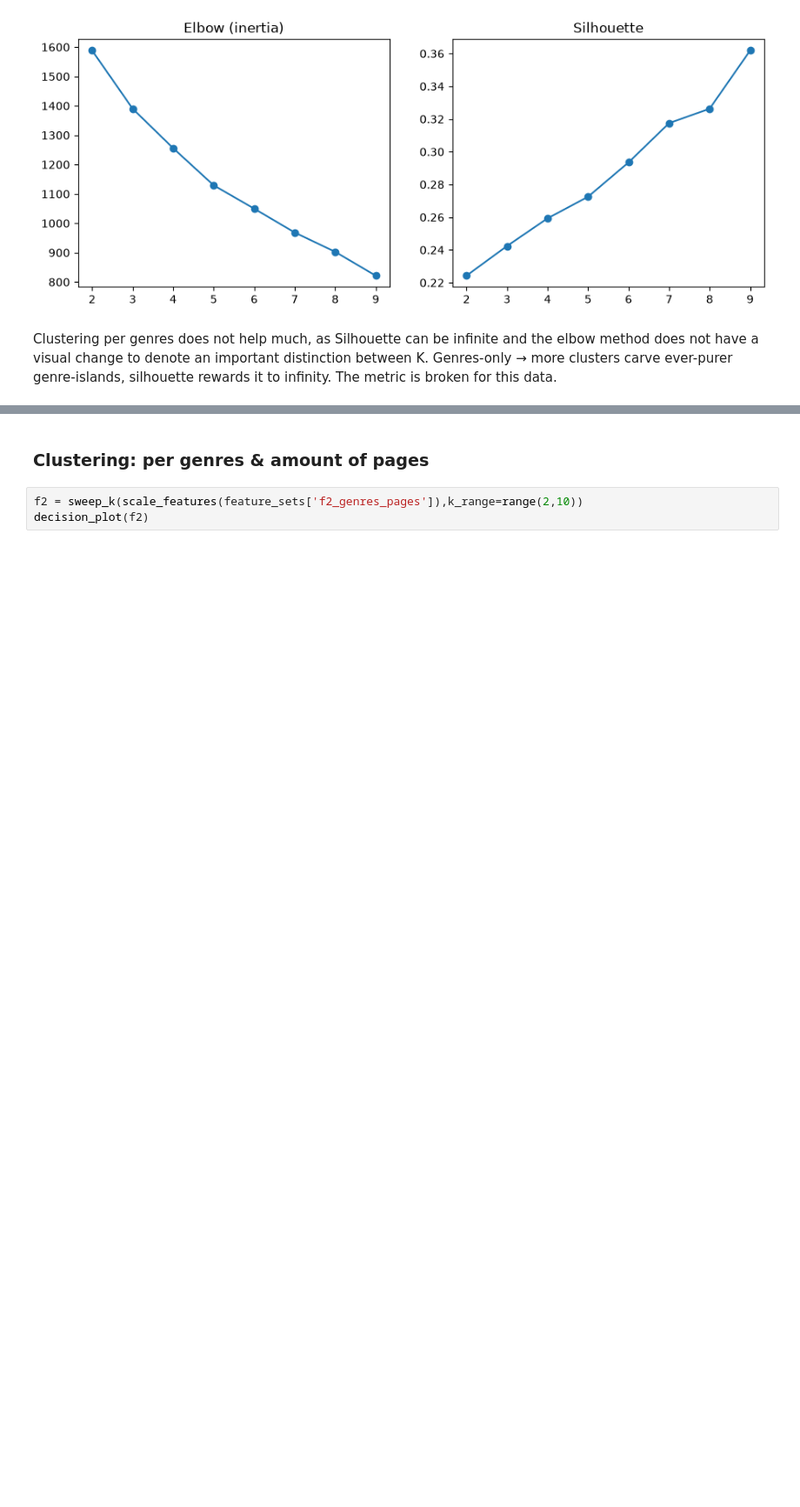
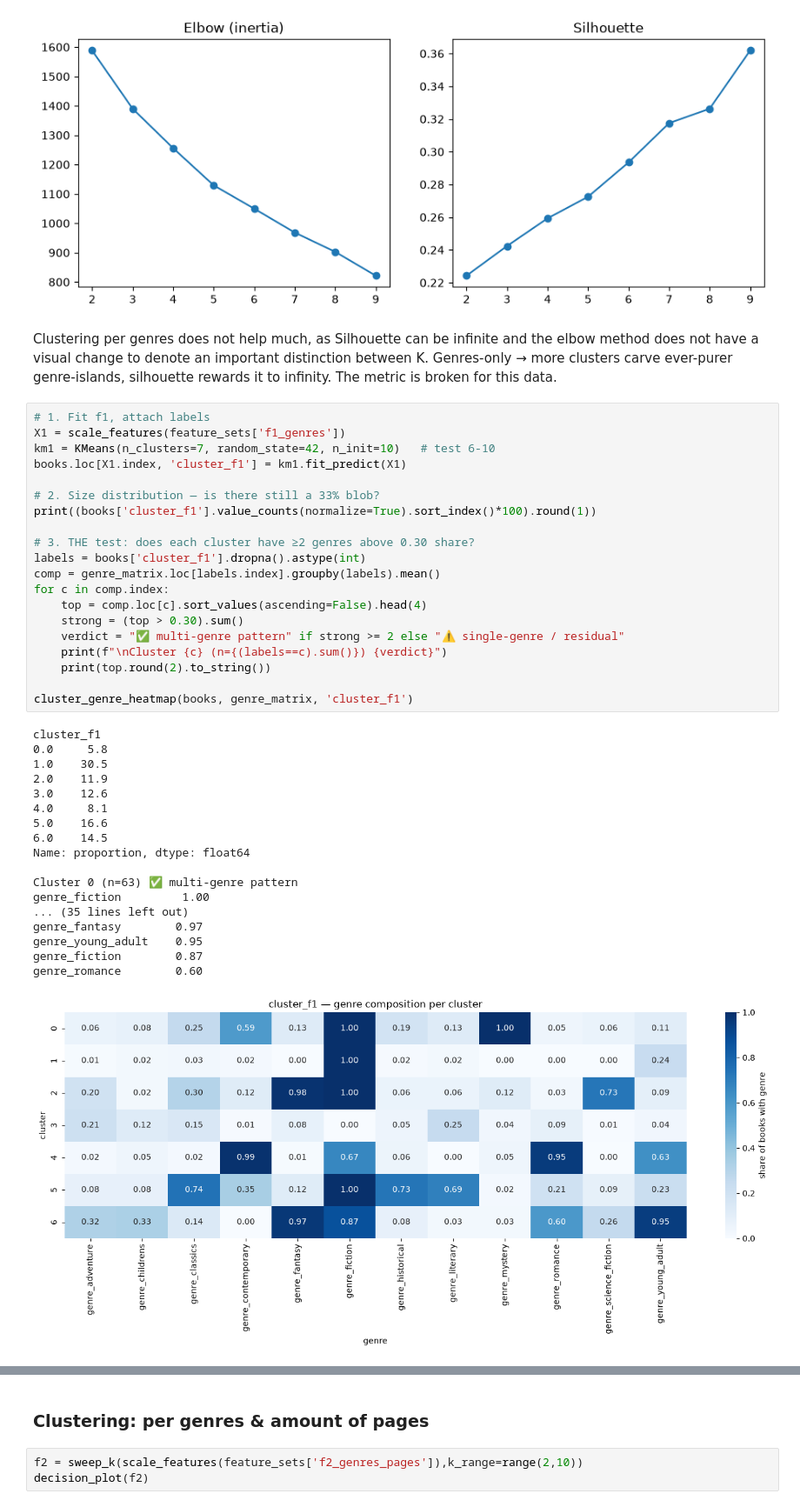
Before and after one commit to cadiyubu/Book_projectW8, a Jupyter notebook: notebooks/EDA_clustering.ipynb, the cells around one changed output, grey strips where cells are left out. Shown at 87% size. Drawn from its saved outputs; the diff is of its cells as text; blank space fills up the shorter version.

```diff
--- a/notebooks/EDA_clustering.ipynb
+++ b/notebooks/EDA_clustering.ipynb
@@ -432,3 +436,42 @@ Largest k with all clusters ≥ floor: 9
 # %% [markdown]
 Clustering per genres does not help much, as Silhouette can be infinite and the elbow method does not have a visual change to denote an important distinction between K.
 Genres-only → more clusters carve ever-purer genre-islands, silhouette rewards it to infinity. The metric is broken for this data.
+# %%
+# 1. Fit f1, attach labels
+X1 = scale_features(feature_sets['f1_genres'])
+km1 = KMeans(n_clusters=7, random_state=42, n_init=10)   # test 6-10
+books.loc[X1.index, 'cluster_f1'] = km1.fit_predict(X1)
+
+# 2. Size distribution — is there still a 33% blob?
+print((books['cluster_f1'].value_counts(normalize=True).sort_index()*100).round(1))
+
+# 3. THE test: does each cluster have ≥2 genres above 0.30 share?
+labels = books['cluster_f1'].dropna().astype(int)
+comp = genre_matrix.loc[labels.index].groupby(labels).mean()
+for c in comp.index:
+    top = comp.loc[c].sort_values(ascending=False).head(4)
+    strong = (top > 0.30).sum()
+    verdict = "✅ multi-genre pattern" if strong >= 2 else "⚠️ single-genre / residual"
+    print(f"\nCluster {c} (n={(labels==c).sum()}) {verdict}")
+    print(top.round(2).to_string())
+
+cluster_genre_heatmap(books, genre_matrix, 'cluster_f1')
+# %% [output]
+cluster_f1
+0.0     5.8
+1.0    30.5
+2.0    11.9
+3.0    12.6
+4.0     8.1
+5.0    16.6
+6.0    14.5
+Name: proportion, dtype: float64
+
+Cluster 0 (n=63) ✅ multi-genre pattern
+genre_fiction         1.00
+... (35 lines left out)
+genre_fantasy        0.97
+genre_young_adult    0.95
+genre_fiction        0.87
+genre_romance        0.60
+[figure, added]
```
Also changed, not shown: parts of 19 cells of this notebook, 12 other files.
